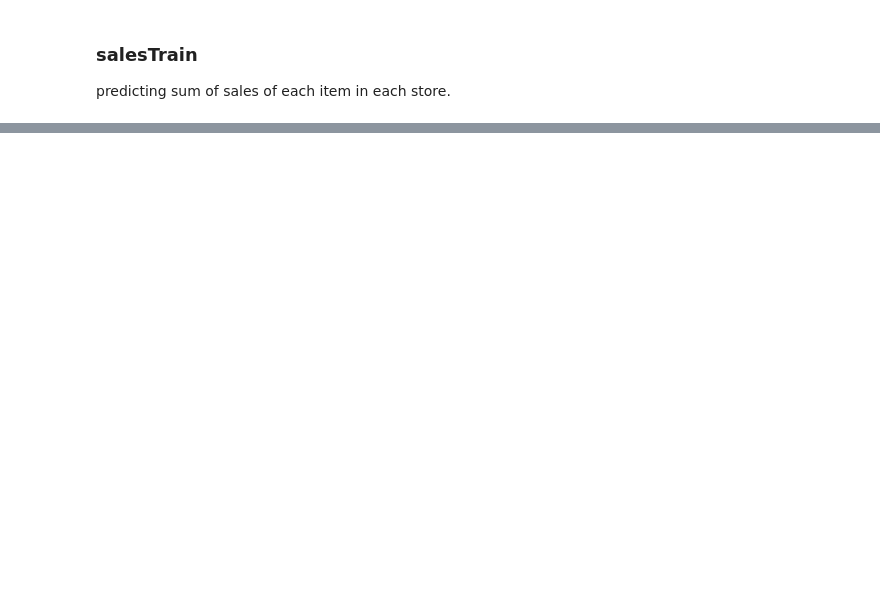
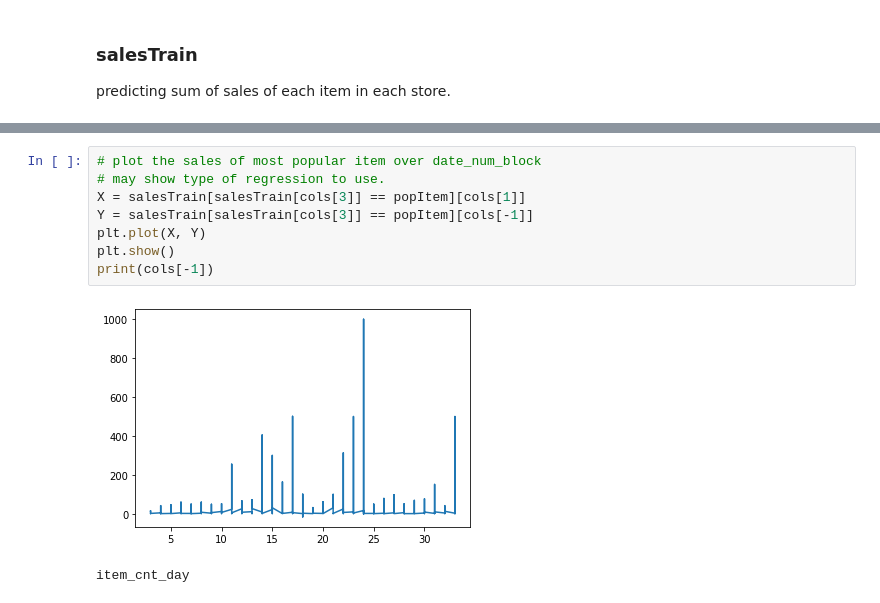
Before and after one commit to JonEliasMoen/IMT3104-Project, a Jupyter notebook: Untitled.ipynb, the cells around one changed output, grey strips where cells are left out. Saved outputs shown, nothing was run; the diff lists cells and outputs as text; blank space fills up the shorter version.

```diff
--- a/Untitled.ipynb
+++ b/Untitled.ipynb
@@ -63 +125,12 @@ plt.show()
+# %%
+# plot the sales of most popular item over date_num_block
+# may show type of regression to use.
+X = salesTrain[salesTrain[cols[3]] == popItem][cols[1]]
+Y = salesTrain[salesTrain[cols[3]] == popItem][cols[-1]]
+plt.plot(X, Y)
+plt.show()
+print(cols[-1])
+# %% [output]
+[figure, added]
+item_cnt_day
 # %%
```
Also changed, not shown: parts of 10 cells of this notebook, 7 other files.
